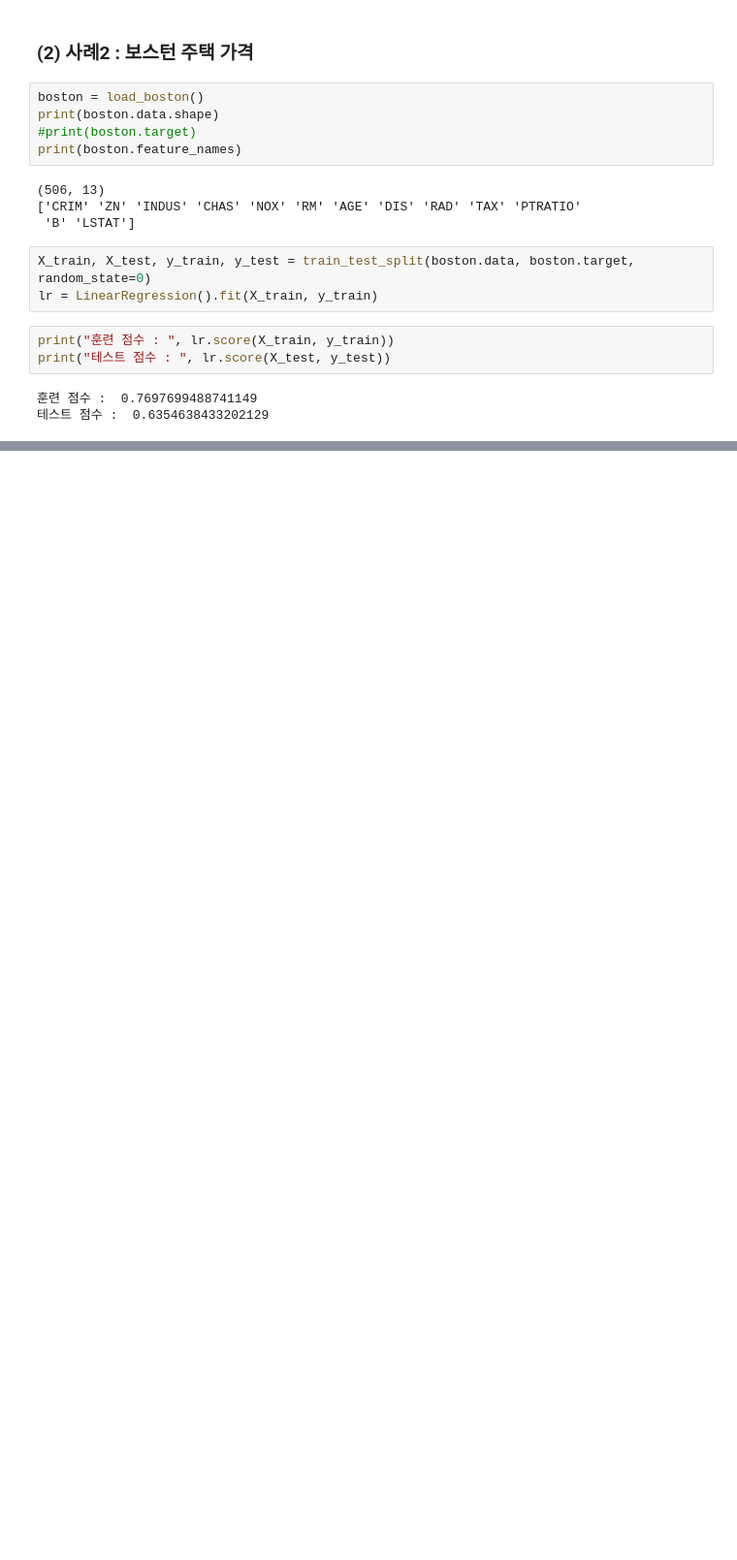
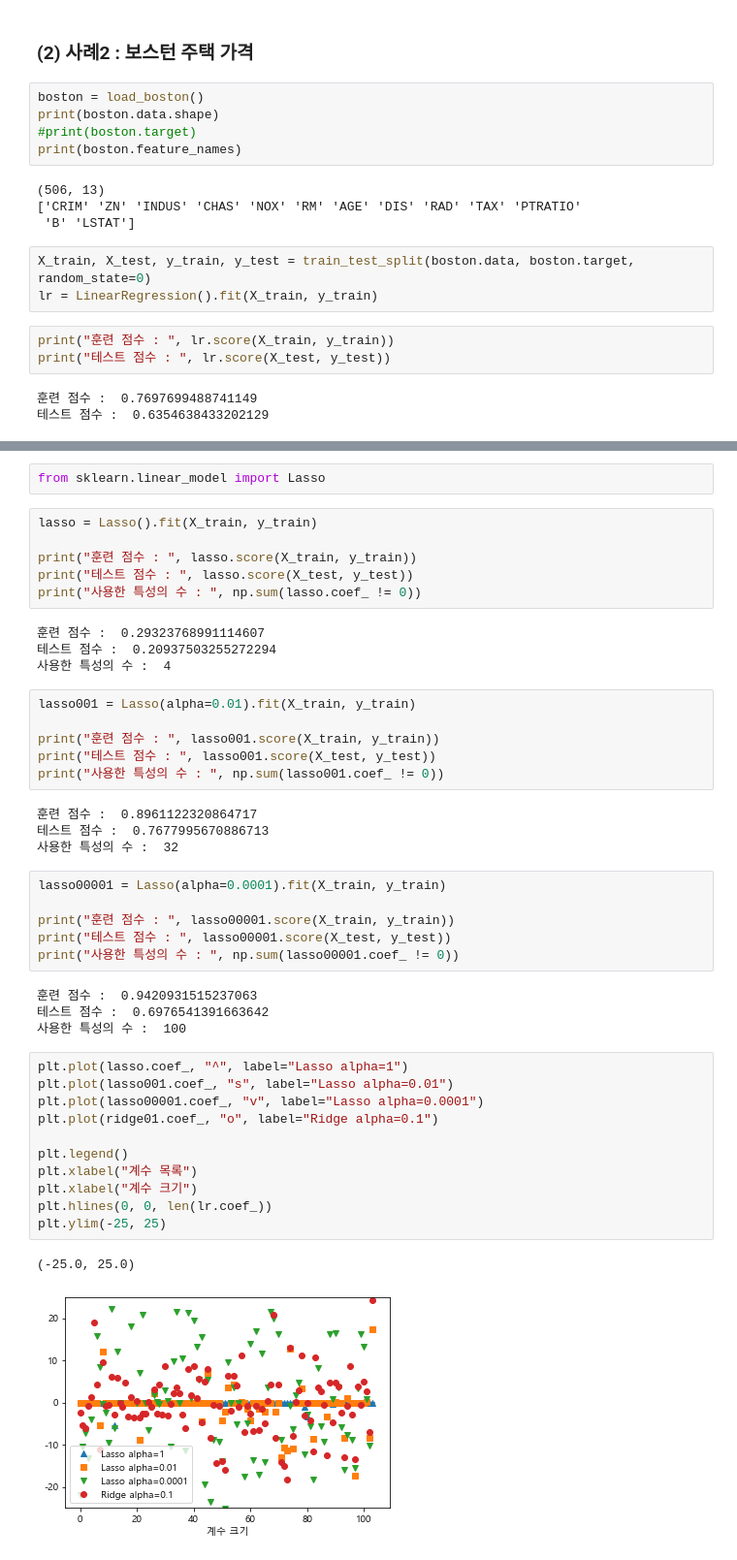
Before and after one commit to NikeLee/pythonwork, a Jupyter notebook: ai/2_선형 회귀모델과 로지스틱 회귀모델.ipynb, the cells around one changed output, grey strips where cells are left out. Shown: that part at 97% size. Drawn from its saved outputs; the diff is of its cells as text; blank space fills up the shorter version.

```diff
--- a/ai/2_선형 회귀모델과 로지스틱 회귀모델.ipynb
+++ b/ai/2_선형 회귀모델과 로지스틱 회귀모델.ipynb
@@ -134,0 +216,46 @@ print("테스트 점수 : ", lr.score(X_test, y_test))
+# %%
+from sklearn.linear_model import Lasso
+# %%
+lasso = Lasso().fit(X_train, y_train)
+
+print("훈련 점수 : ", lasso.score(X_train, y_train))
+print("테스트 점수 : ", lasso.score(X_test, y_test))
+print("사용한 특성의 수 : ", np.sum(lasso.coef_ != 0))
+# %% [output]
+훈련 점수 :  0.29323768991114607
+테스트 점수 :  0.20937503255272294
+사용한 특성의 수 :  4
+# %%
+lasso001 = Lasso(alpha=0.01).fit(X_train, y_train)
+
+print("훈련 점수 : ", lasso001.score(X_train, y_train))
+print("테스트 점수 : ", lasso001.score(X_test, y_test))
+print("사용한 특성의 수 : ", np.sum(lasso001.coef_ != 0))
+# %% [output]
+훈련 점수 :  0.8961122320864717
+테스트 점수 :  0.7677995670886713
+사용한 특성의 수 :  32
+# %%
+lasso00001 = Lasso(alpha=0.0001).fit(X_train, y_train)
+
+print("훈련 점수 : ", lasso00001.score(X_train, y_train))
+print("테스트 점수 : ", lasso00001.score(X_test, y_test))
+print("사용한 특성의 수 : ", np.sum(lasso00001.coef_ != 0))
+# %% [output]
+훈련 점수 :  0.9420931515237063
+테스트 점수 :  0.6976541391663642
+사용한 특성의 수 :  100
+# %%
+plt.plot(lasso.coef_, "^", label="Lasso alpha=1")
+plt.plot(lasso001.coef_, "s", label="Lasso alpha=0.01")
+plt.plot(lasso00001.coef_, "v", label="Lasso alpha=0.0001")
+plt.plot(ridge01.coef_, "o", label="Ridge alpha=0.1")
+
+plt.legend()
+plt.xlabel("계수 목록")
+plt.xlabel("계수 크기")
+plt.hlines(0, 0, len(lr.coef_))
+plt.ylim(-25, 25)
+# %% [output]
+(-25.0, 25.0)
+[figure, added]
```
Also changed, not shown: parts of 34 cells of this notebook.
